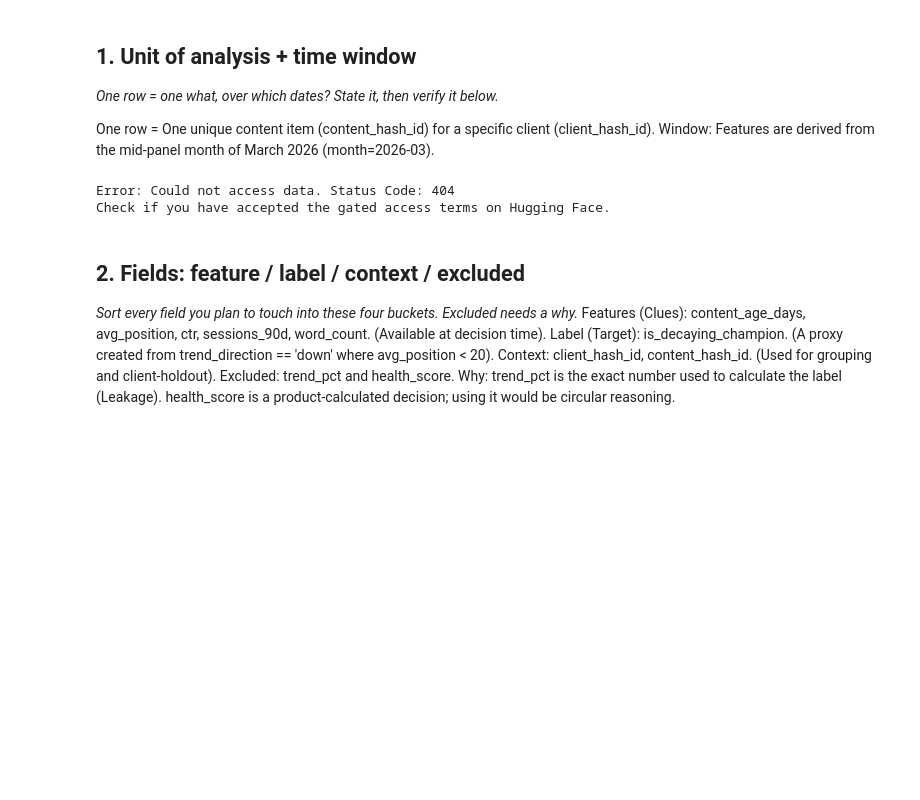
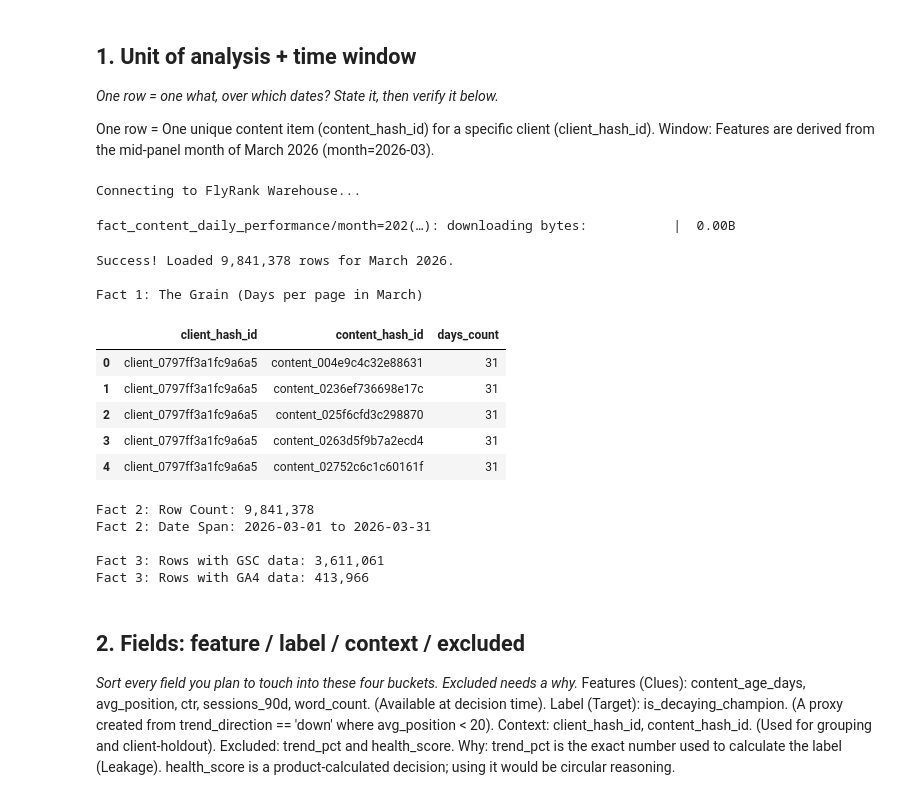
Before and after one commit to abbas72O5/flyrank-ml-internship_week1, a Jupyter notebook: work/notebooks/w03_data_contract.ipynb, the cells around one changed output. Saved outputs shown, nothing was run; the diff lists cells and outputs as text; code cells hidden in the pictures; blank space fills up the shorter version.

```diff
--- a/work/notebooks/w03_data_contract.ipynb
+++ b/work/notebooks/w03_data_contract.ipynb
@@ -14,45 +14,62 @@ This skeleton is yours to fill. Work the sections **in order** — each one has
 One row = One unique content item (content_hash_id) for a specific client (client_hash_id).
 Window: Features are derived from the mid-panel month of March 2026 (month=2026-03).
 # %%
-# This cell is for CODE (numbers, a query, a check).
-# Write your text answer in the cell ABOVE this one — typing sentences here breaks Run All.
+from datasets import load_dataset
+from google.colab import userdata
 import pandas as pd
-import pyarrow.parquet as pq
-import requests
-from io import BytesIO
-from google.colab import userdata
 
-# 1. Get Token and Setup Headers
+# 1. Get your token from Colab Secrets
 token = userdata.get('HF_TOKEN')
-headers = {"Authorization": f"Bearer {token}"}
 
-# 2. URL for a SINGLE parquet file in March (easier to load for verification)
-# We pick part '0' of the month
-url = "https://huggingface.co/datasets/FlyRank/internship-warehouse/resolve/main/fact_content_daily_performance/month=2026-03/part.0.parquet"
+print("Connecting to FlyRank Warehouse...")
 
-# 3. Download the data into memory
-response = requests.get(url, headers=headers)
-if response.status_code == 200:
-    # Read the parquet data
-    table = pq.read_table(BytesIO(response.content))
-    df_march = table.to_pandas()
+# 2. Load the dataset for March 2026
+# This handles the gating, the token, and the file paths for you.
+dataset = load_dataset(
+    "FlyRank/internship-warehouse",
+    data_files="fact_content_daily_performance/month=2026-03/*.parquet",
+    token=token,
+    streaming=False # Set to True if the dataset is too large for your RAM
+)
 
-    print("Success! Data loaded via Pandas Fallback.")
+# Convert to Pandas
+df_march = dataset['train'].to_pandas()
 
-    # Verify the Grain (Fact 1)
-    grain = df_march.groupby(['client_hash_id', 'content_hash_id']).size().reset_index(name='days_count').head(5)
-    print("\nFact 1: The Grain")
-    display(grain)
+print(f"Success! Loaded {len(df_march):,} rows for March 2026.")
 
-    # Verify the Date Span (Fact 2)
-    print(f"\nFact 2: Date Span: {df_march['report_date'].min()} to {df_march['report_date'].max()}")
+# --- VERIFICATION QUERIES ---
 
-else:
-    print(f"Error: Could not access data. Status Code: {response.status_code}")
-    print("Check if you have accepted the gated access terms on Hugging Face.")
+# Query 1: Prove the Grain (One row per page/client per day)
+grain = df_march.groupby(['client_hash_id', 'content_hash_id']).size().reset_index(name='days_count')
+print("\nFact 1: The Grain (Days per page in March)")
+display(grain.head(5))
+
+# Query 2: Row count and Date span
+print(f"\nFact 2: Row Count: {len(df_march):,}")
+print(f"Fact 2: Date Span: {df_march['report_date'].min()} to {df_march['report_date'].max()}")
+
+# Query 3: Availability Check
+gsc_ok = df_march['gsc_data_available'].sum()
+ga4_ok = df_march['ga4_data_available'].sum()
+print(f"\nFact 3: Rows with GSC data: {gsc_ok:,}")
+print(f"Fact 3: Rows with GA4 data: {ga4_ok:,}")
 # %% [output]
-Error: Could not access data. Status Code: 404
-Check if you have accepted the gated access terms on Hugging Face.
+Connecting to FlyRank Warehouse...
+fact_content_daily_performance/month=202(…): downloading bytes:           |  0.00B
+Success! Loaded 9,841,378 rows for March 2026.
+
+Fact 1: The Grain (Days per page in March)
+|  | client_hash_id | content_hash_id | days_count |
+| 0 | client_0797ff3a1fc9a6a5 | content_004e9c4c32e88631 | 31 |
+| 1 | client_0797ff3a1fc9a6a5 | content_0236ef736698e17c | 31 |
+| 2 | client_0797ff3a1fc9a6a5 | content_025f6cfd3c298870 | 31 |
+| 3 | client_0797ff3a1fc9a6a5 | content_0263d5f9b7a2ecd4 | 31 |
+| 4 | client_0797ff3a1fc9a6a5 | content_02752c6c1c60161f | 31 |
+Fact 2: Row Count: 9,841,378
+Fact 2: Date Span: 2026-03-01 to 2026-03-31
+
+Fact 3: Rows with GSC data: 3,611,061
+Fact 3: Rows with GA4 data: 413,966
 # %% [markdown]
 ## 2. Fields: feature / label / context / excluded
 
```
Also changed, not shown: parts of 3 cells of this notebook.
